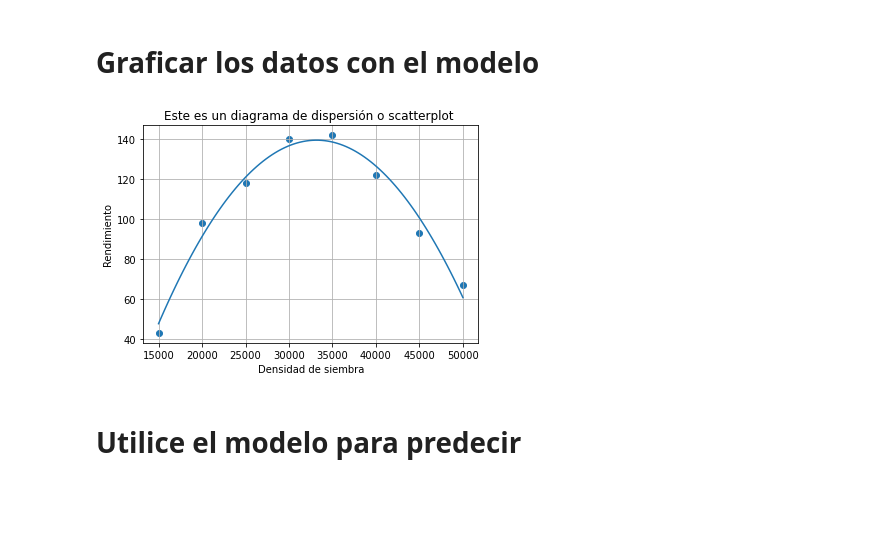
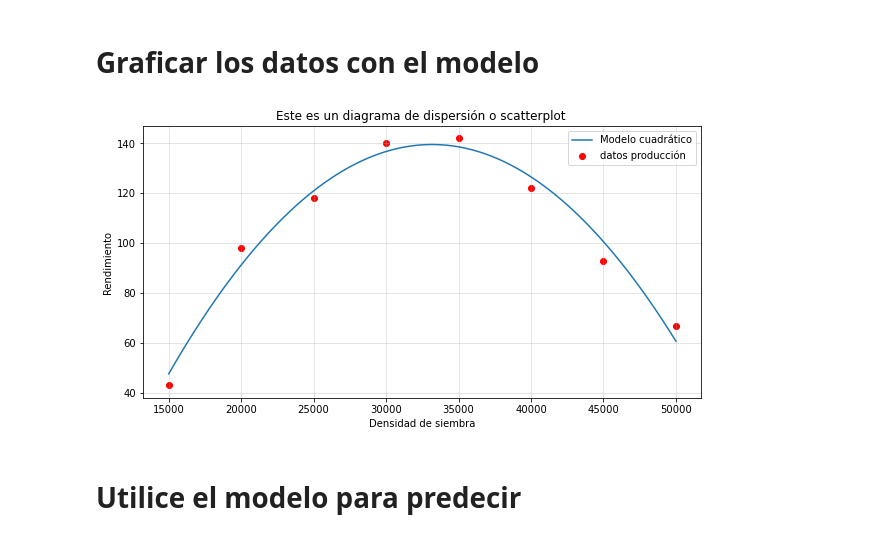
Before and after one commit to marco-canas/fundamentos_de_las_matematicas, a Jupyter notebook: clases/3_funciones/funciones_polinomiales/modelo_polinomial_2.ipynb, the cells around one changed output. Cells and saved outputs as stored; diff of their text form; code cells hidden in the pictures; blank space fills up the shorter version.

Commit message:
inicio de gráfico que incluya predicción, datos y modelo

```diff
--- a/clases/3_funciones/funciones_polinomiales/modelo_polinomial_2.ipynb
+++ b/clases/3_funciones/funciones_polinomiales/modelo_polinomial_2.ipynb
@@ -98,21 +96,33 @@ $\displaystyle \operatorname{R_{}}{\left(d_{} \right)} = - 2.78 \cdot 10^{-7} d_
 # %% [markdown]
 # Graficar los datos con el modelo
 # %%
+plt.figure(figsize = (10,5))
+
+
 dominio = np.linspace(min(d), max(d), 100)
 rango = a*dominio**2+b*dominio + c
 
-plt.plot(dominio, rango)
+plt.plot(dominio, rango, label = 'Modelo cuadrático')
 
-plt.scatter(d, R)
+
+plt.scatter(d, R, color = 'red', label = 'datos producción')
 
 plt.title("Este es un diagrama de dispersión o scatterplot ")
 
 plt.xlabel('Densidad de siembra')
 plt.ylabel('Rendimiento')
 
-plt.grid()
+plt.grid(alpha = 0.4)
+
+plt.legend()
+
+
+
+plt.savefig('datos_producción_vs_densidad_con_modelo.jpg')
+
+plt.show()
 # %% [output]
-[figure, old version]
+[figure, new version]
 # %% [markdown]
 # Utilice el modelo para predecir
 # %%
```
Also changed, not shown: parts of 4 cells of this notebook, 2 other files.
